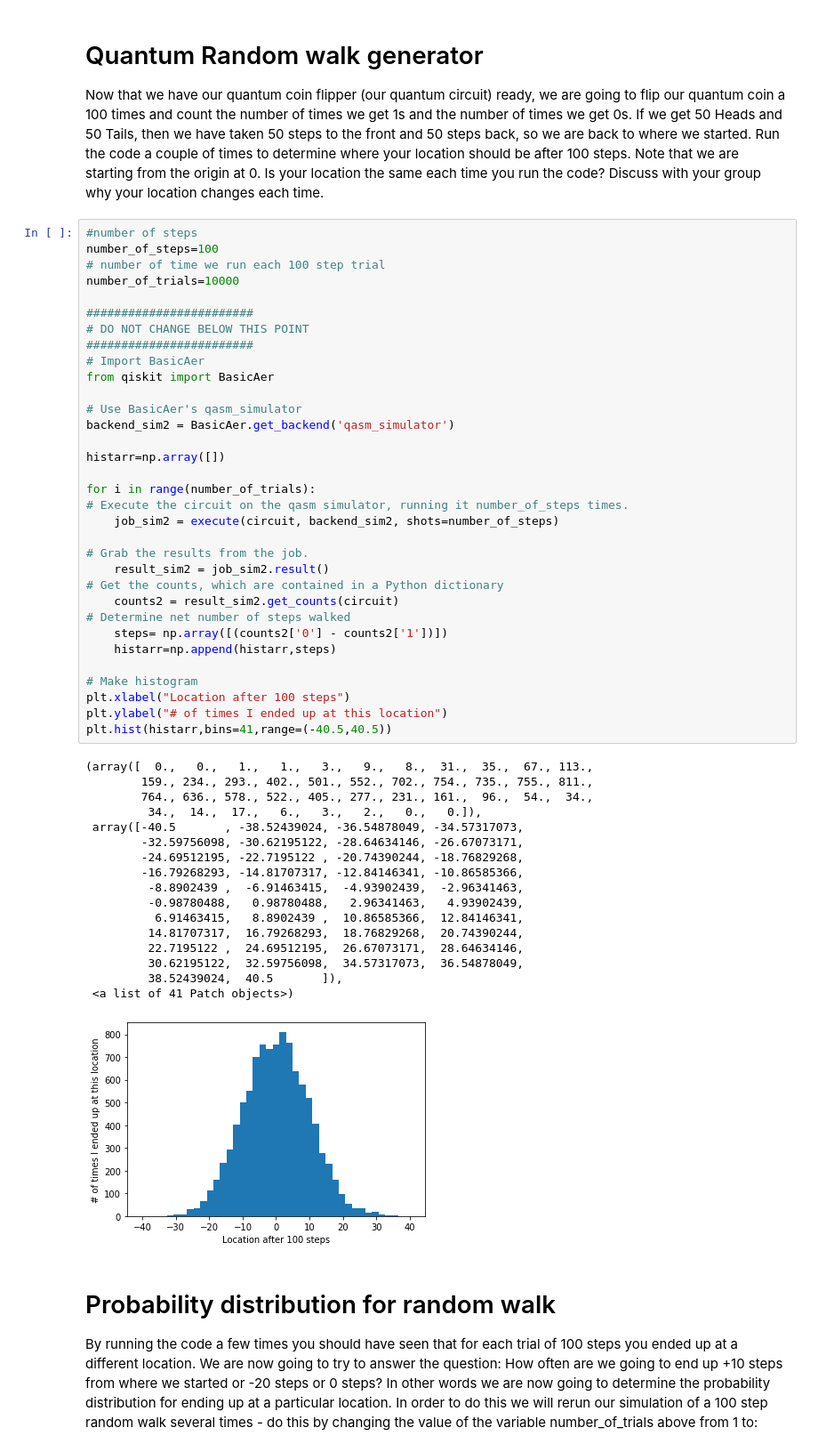
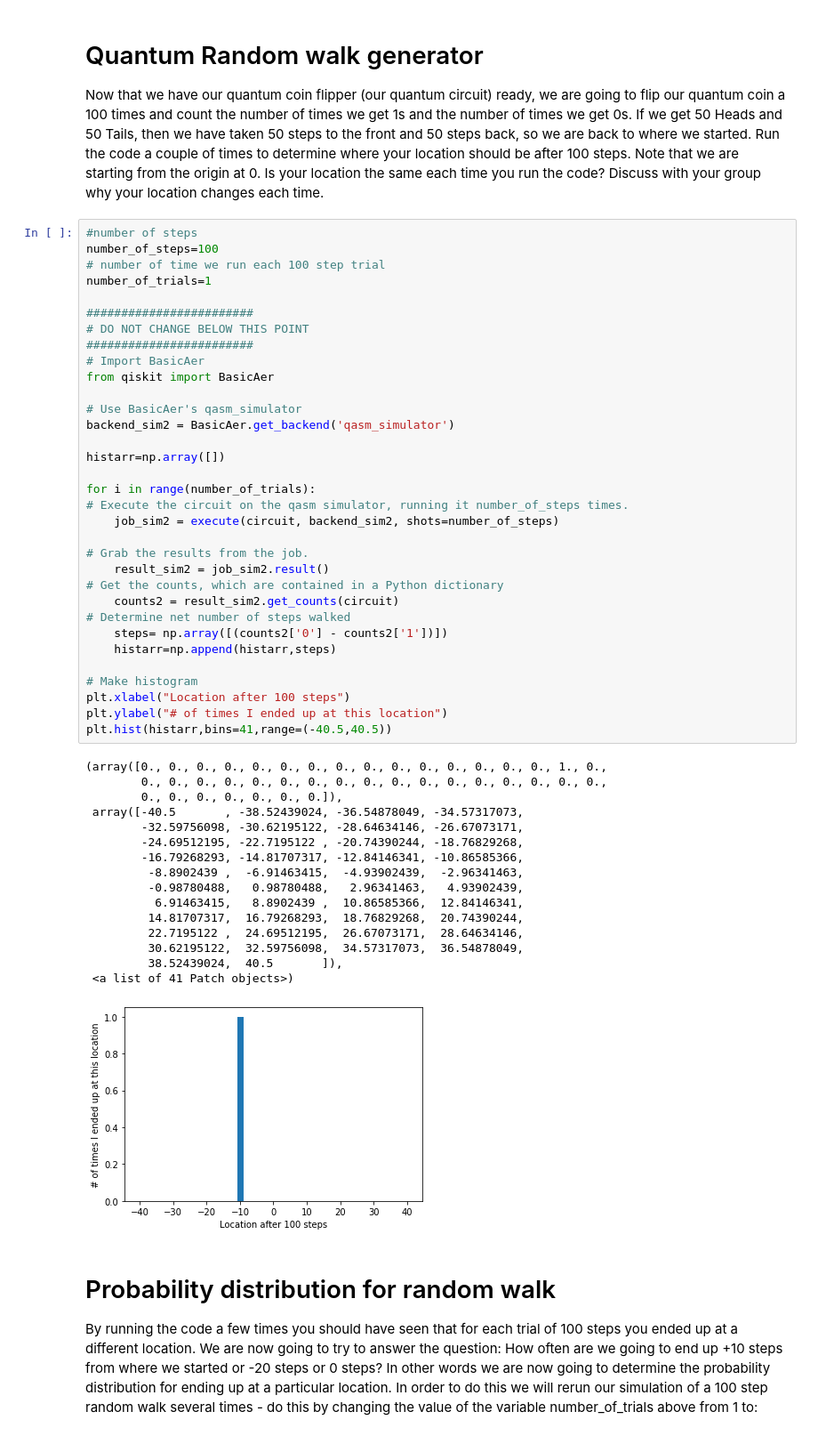
Before and after one commit to lbcphysics/random_walk_and_diffusion, a Jupyter notebook: quantum_random_walk.ipynb, the cells around one changed output. Shown: that part at 89% size. Drawn from its saved outputs; the diff is of its cells as text.

```diff
--- a/quantum_random_walk.ipynb
+++ b/quantum_random_walk.ipynb
@@ -153,7 +155,7 @@ Is your location the same each time you run the code? Discuss with your group wh
 #number of steps
 number_of_steps=100
 # number of time we run each 100 step trial
-number_of_trials=10000
+number_of_trials=1
 
 ########################
 # DO NOT CHANGE BELOW THIS POINT
@@ -168,38 +170,37 @@ histarr=np.array([])
 
 for i in range(number_of_trials):
 # Execute the circuit on the qasm simulator, running it number_of_steps times.
     job_sim2 = execute(circuit, backend_sim2, shots=number_of_steps)
 
 # Grab the results from the job.
     result_sim2 = job_sim2.result()
 # Get the counts, which are contained in a Python dictionary
     counts2 = result_sim2.get_counts(circuit)
 # Determine net number of steps walked
     steps= np.array([(counts2['0'] - counts2['1'])])
     histarr=np.append(histarr,steps)
 
 # Make histogram
 plt.xlabel("Location after 100 steps")
 plt.ylabel("# of times I ended up at this location")
 plt.hist(histarr,bins=41,range=(-40.5,40.5))
 # %% [output]
-(array([  0.,   0.,   1.,   1.,   3.,   9.,   8.,  31.,  35.,  67., 113.,
-        159., 234., 293., 402., 501., 552., 702., 754., 735., 755., 811.,
-        764., 636., 578., 522., 405., 277., 231., 161.,  96.,  54.,  34.,
-         34.,  14.,  17.,   6.,   3.,   2.,   0.,   0.]),
+(array([0., 0., 0., 0., 0., 0., 0., 0., 0., 0., 0., 0., 0., 0., 0., 1., 0.,
+        0., 0., 0., 0., 0., 0., 0., 0., 0., 0., 0., 0., 0., 0., 0., 0., 0.,
+        0., 0., 0., 0., 0., 0., 0.]),
  array([-40.5       , -38.52439024, -36.54878049, -34.57317073,
         -32.59756098, -30.62195122, -28.64634146, -26.67073171,
         -24.69512195, -22.7195122 , -20.74390244, -18.76829268,
         -16.79268293, -14.81707317, -12.84146341, -10.86585366,
          -8.8902439 ,  -6.91463415,  -4.93902439,  -2.96341463,
          -0.98780488,   0.98780488,   2.96341463,   4.93902439,
           6.91463415,   8.8902439 ,  10.86585366,  12.84146341,
          14.81707317,  16.79268293,  18.76829268,  20.74390244,
          22.7195122 ,  24.69512195,  26.67073171,  28.64634146,
          30.62195122,  32.59756098,  34.57317073,  36.54878049,
          38.52439024,  40.5       ]),
  <a list of 41 Patch objects>)
-[figure, old version]
+[figure, new version]
 # %% [markdown]
 # Probability distribution for random walk
 By running the code a few times you should have seen that for each trial of 100 steps you ended up at a different location.
```
Also changed, not shown: parts of 21 cells of this notebook.
